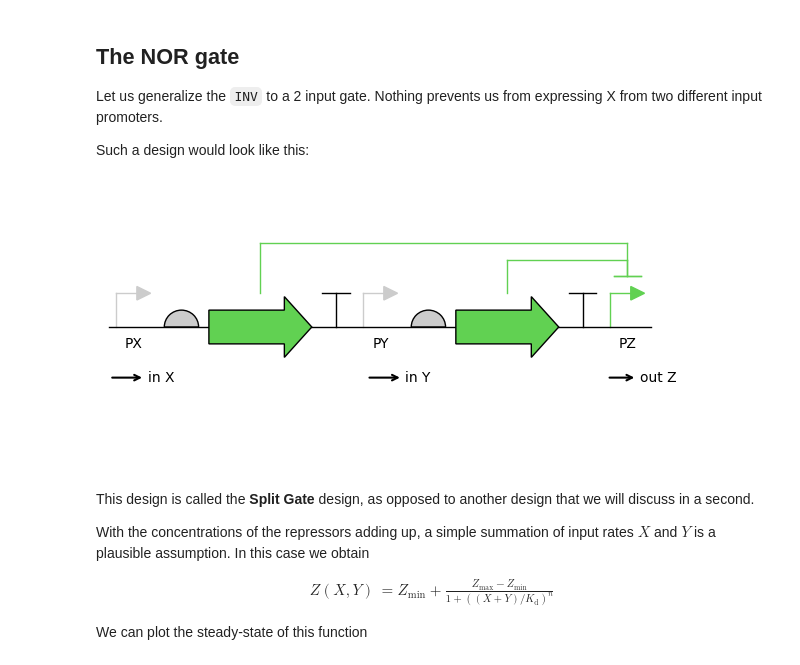
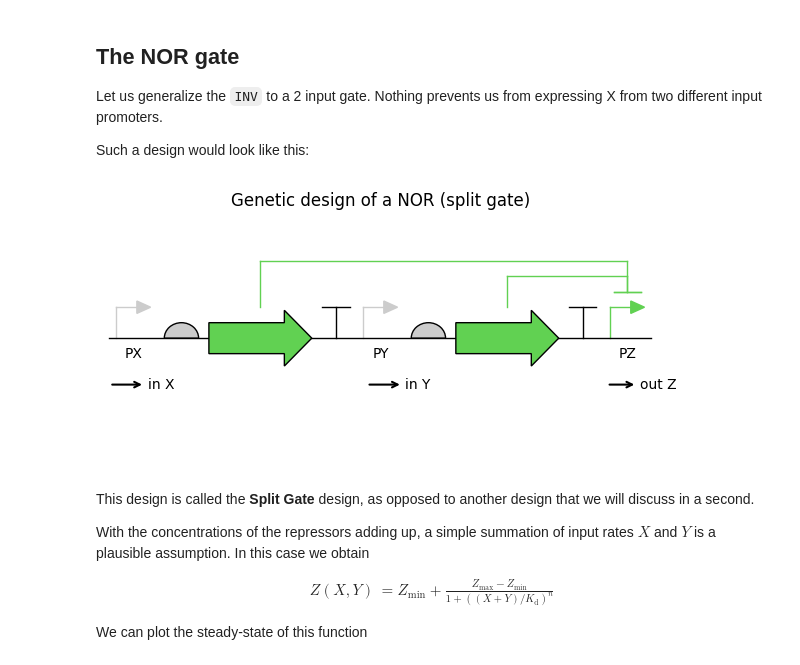
Before and after one commit to BioDisCo/computational_bioengineering, a Jupyter notebook: gates/notes.ipynb, the cells around one changed output. Cells and saved outputs as stored; diff of their text form; code cells hidden in the pictures.

```diff
--- a/gates/notes.ipynb
+++ b/gates/notes.ipynb
@@ -447,34 +448,35 @@ ax.annotate(
     xytext=(15, -15),
     arrowprops=dict(arrowstyle="<-", color='black', lw=1.5),
     fontsize=10,
     ha='center',
     va='center'
 )
 ax.annotate(
     'in Y',
     xy=(75, -15),
     xytext=(90, -15),
     arrowprops=dict(arrowstyle="<-", color='black', lw=1.5),
     fontsize=10,
     ha='center',
     va='center'
 )
 ax.annotate(
     'out Z',
     xy=(145, -15),
     xytext=(160, -15),
     arrowprops=dict(arrowstyle="<-", color='black', lw=1.5),
     fontsize=10,
     ha='center',
     va='center'
 )
 
 ax.set_xlim([start_pos - 1, end_pos + 1])
 ax.set_ylim([-40, 40])
 ax.set_axis_off()
+plt.title("Genetic design of a NOR (split gate)")
 plt.tight_layout()
 # %% [output]
-[figure, old version]
+[figure, new version]
 # %% [markdown]
 This design is called the __Split Gate__ design, as opposed to another design that we will discuss in a second.
 
```
Also changed, not shown: parts of 4 cells of this notebook, 5 other files.
